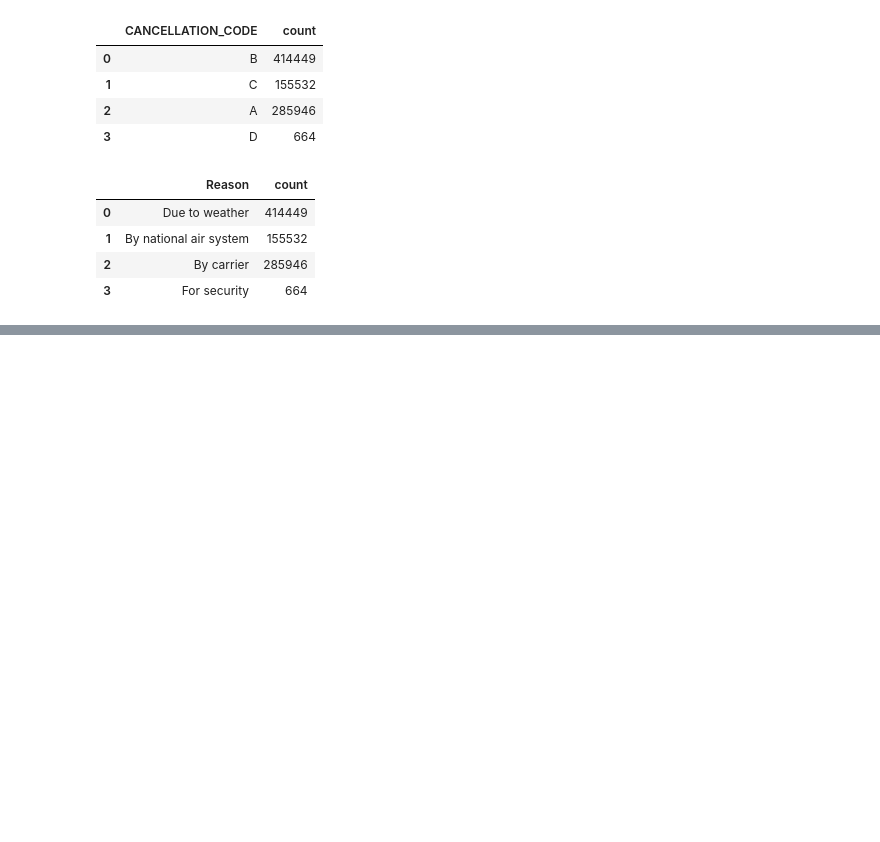
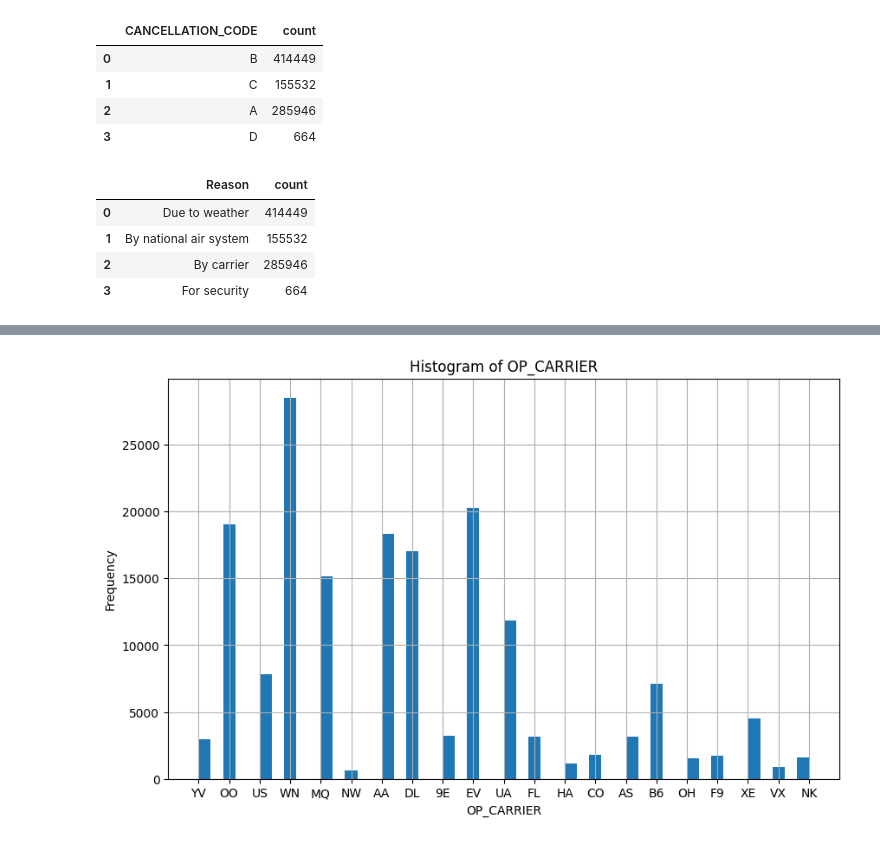
Before and after one commit to gitHan25/BigData, a Jupyter notebook: tes.ipynb, the cells around one changed output, grey strips where cells are left out. Saved outputs shown, nothing was run; the diff lists cells and outputs as text; code cells hidden in the pictures; blank space fills up the shorter version.

```diff
--- a/tes.ipynb
+++ b/tes.ipynb
@@ -228,0 +255,11 @@ text = pie2.mark_text(radius=120, size=12).encode(
+# %%
+pdf = classify_df.select('OP_CARRIER').toPandas()
+# Plot histogram
+pdf['OP_CARRIER'].hist(bins=50, figsize=(10, 6))
+plt.xlabel('OP_CARRIER')
+plt.ylabel('Frequency')
+plt.title('Histogram of OP_CARRIER')
+plt.grid(True)
+plt.show()
+# %% [output]
+[figure, added]
```
Also changed, not shown: parts of 19 cells of this notebook.
